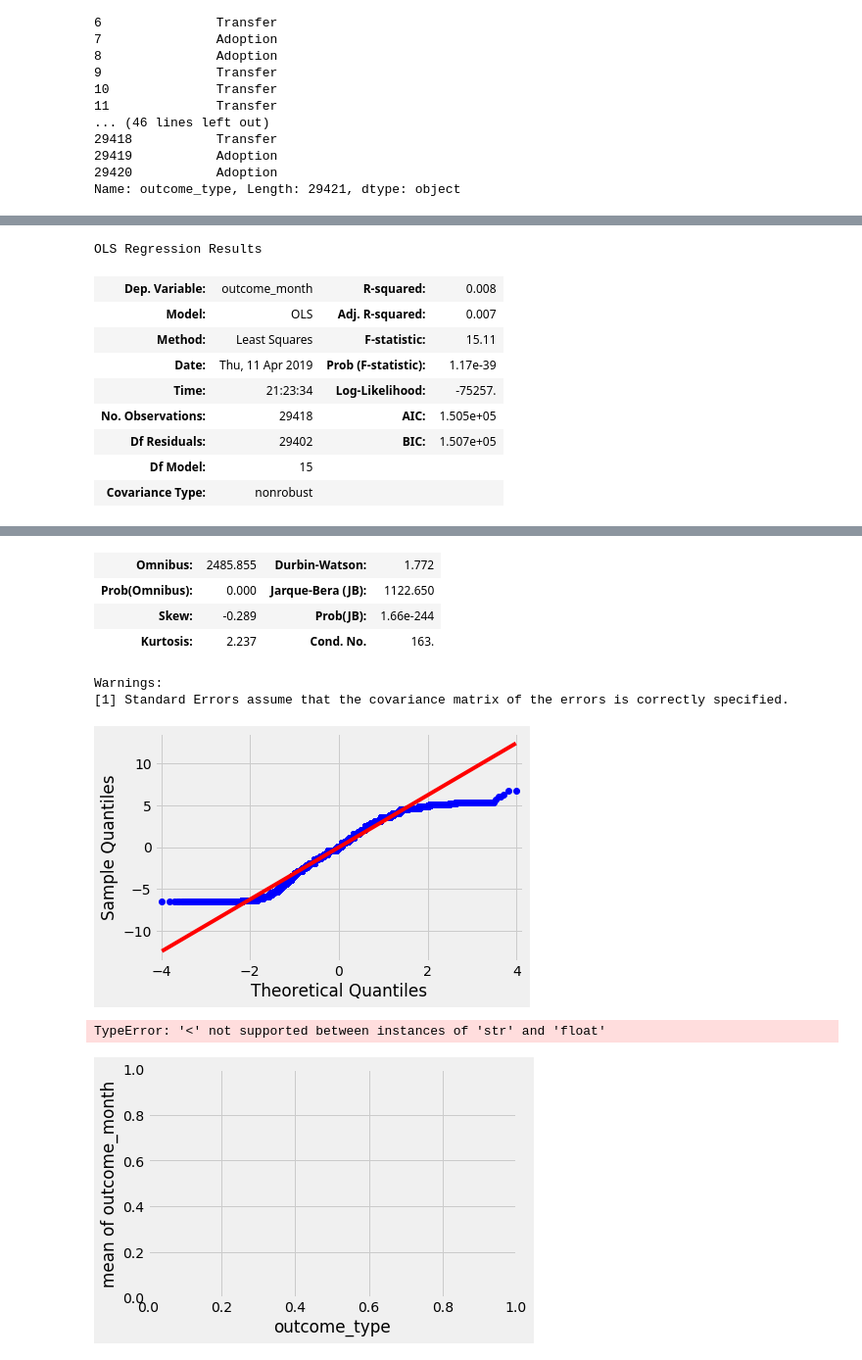
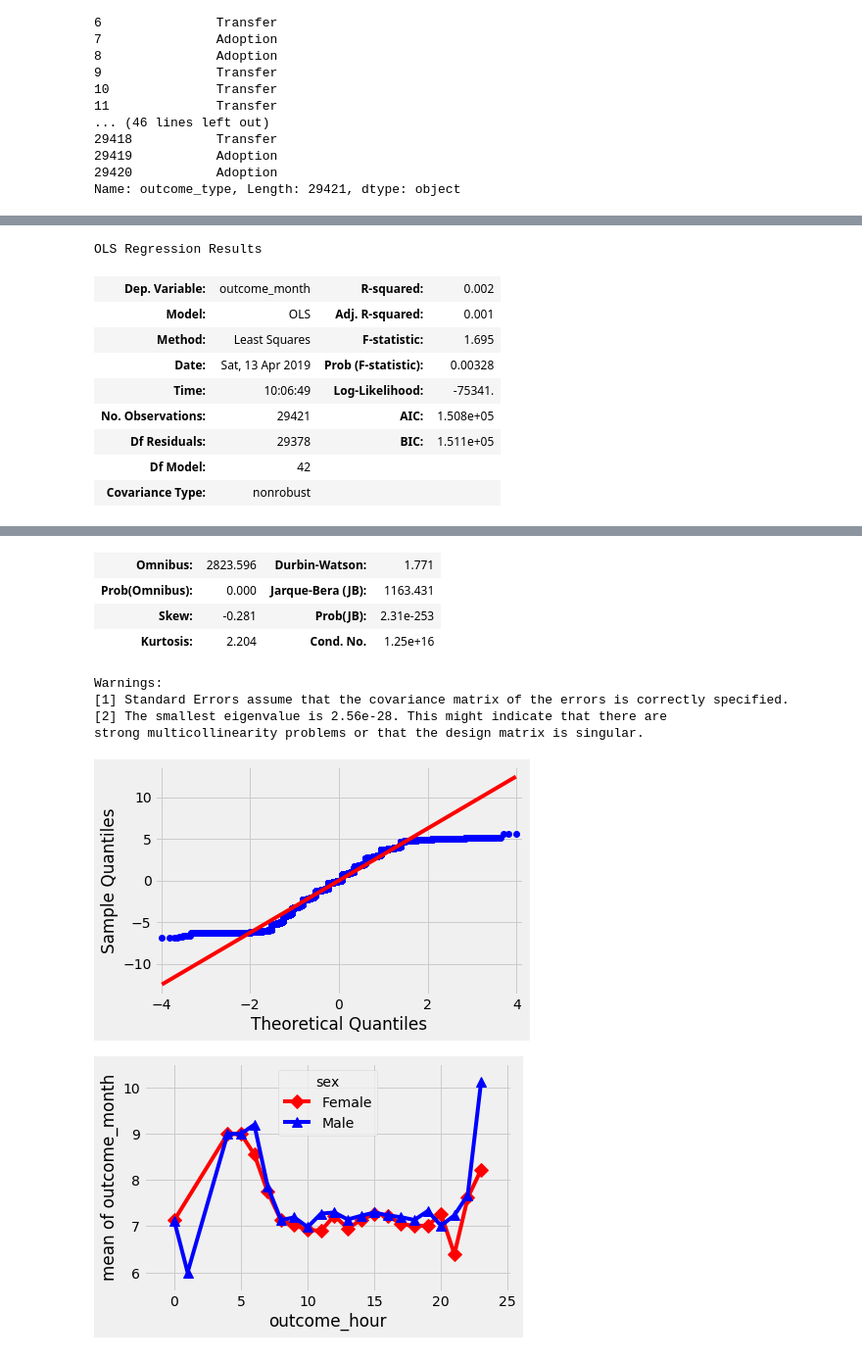
Before and after one commit to albertsaave/scs_3251_project, a Jupyter notebook: alberto-acc-shelter-cats.ipynb, the cells around one changed output, grey strips where cells are left out. Shown at 98% size. Saved outputs shown, nothing was run; the diff lists cells and outputs as text; code cells hidden in the pictures.

```diff
--- a/alberto-acc-shelter-cats.ipynb
+++ b/alberto-acc-shelter-cats.ipynb
@@ -248,0 +232,9 @@ Decimal('8.150618254834958740305828125209089458948317376571678641822665385850284
+# %%
+cat_outcome_df['outcome_monthyear'] = cat_outcome_df.outcome_year.astype(str).str.cat("-" + cat_outcome_df.outcome_month.astype(str))
+
+died_animals = cat_outcome_df.loc[cat_outcome_df['outcome_type'] == 'Died']
+
+died_animals = died_animals.loc[:, [ 'outcome_monthyear', 'outcome_type' ]]
+died_animals = died_animals.dropna()
+died_animals.isnull().values.any()
+died_animals.head()
@@ -664,7 +731,7 @@ Warnings:
 [1] Standard Errors assume that the covariance matrix of the errors is correctly specified.
 [figure]
 # %%
-formula = 'outcome_month ~ C(outcome_type) + C(sex) + C(outcome_type):C(sex)'
+formula = 'outcome_month ~ C(outcome_hour) + C(sex) + C(outcome_hour):C(sex)'
 model = ols(formula, cat_outcome_df).fit()
 aov_table = anova_lm(model, typ=2)
 # eta_squared(aov_table)
@@ -676,7 +743,7 @@ res = model.resid
 fig = sm.qqplot(res, line='s')
 plt.show()
 
-fig = interaction_plot(cat_outcome_df.outcome_type, cat_outcome_df.sex, cat_outcome_df.outcome_month,
+fig = interaction_plot(cat_outcome_df.outcome_hour, cat_outcome_df.sex, cat_outcome_df.outcome_month,
              colors=['red','blue'], markers=['D','^'], ms=10)
 # %% [output]
 |  | sum_sq | df | F | PR(>F) | omega_sq |
@@ -687,11 +754,11 @@ fig = interaction_plot(cat_outcome_df.outcome_type, cat_outcome_df.sex, cat_outc
 OLS Regression Results
-| Dep. Variable: | outcome_month | R-squared: | 0.008 |
-| Model: | OLS | Adj. R-squared: | 0.007 |
-| Method: | Least Squares | F-statistic: | 15.11 |
-| Date: | Thu, 11 Apr 2019 | Prob (F-statistic): | 1.17e-39 |
-| Time: | 21:23:34 | Log-Likelihood: | -75257. |
-| No. Observations: | 29418 | AIC: | 1.505e+05 |
-| Df Residuals: | 29402 | BIC: | 1.507e+05 |
-| Df Model: | 15 |  |  |
+| Dep. Variable: | outcome_month | R-squared: | 0.002 |
+| Model: | OLS | Adj. R-squared: | 0.001 |
+| Method: | Least Squares | F-statistic: | 1.695 |
+| Date: | Sat, 13 Apr 2019 | Prob (F-statistic): | 0.00328 |
+| Time: | 10:06:49 | Log-Likelihood: | -75341. |
+| No. Observations: | 29421 | AIC: | 1.508e+05 |
+| Df Residuals: | 29378 | BIC: | 1.511e+05 |
+| Df Model: | 42 |  |  |
 | Covariance Type: | nonrobust |  |  |
 |  | coef | std err | t | P>|t| | [0.025 | 0.975] |
@@ -714,9 +780,10 @@ OLS Regression Results
-| Omnibus: | 2485.855 | Durbin-Watson: | 1.772 |
-| Prob(Omnibus): | 0.000 | Jarque-Bera (JB): | 1122.650 |
-| Skew: | -0.289 | Prob(JB): | 1.66e-244 |
-| Kurtosis: | 2.237 | Cond. No. | 163. |
+| Omnibus: | 2823.596 | Durbin-Watson: | 1.771 |
+| Prob(Omnibus): | 0.000 | Jarque-Bera (JB): | 1163.431 |
+| Skew: | -0.281 | Prob(JB): | 2.31e-253 |
+| Kurtosis: | 2.204 | Cond. No. | 1.25e+16 |
 Warnings:
 [1] Standard Errors assume that the covariance matrix of the errors is correctly specified.
+[2] The smallest eigenvalue is 2.56e-28. This might indicate that there are
+strong multicollinearity problems or that the design matrix is singular.
-[figure, old version]
+[figure, new version]
-TypeError: '<' not supported between instances of 'str' and 'float'
-[figure, old version]
+[figure, new version]
```
Also changed, not shown: parts of 24 cells of this notebook.
